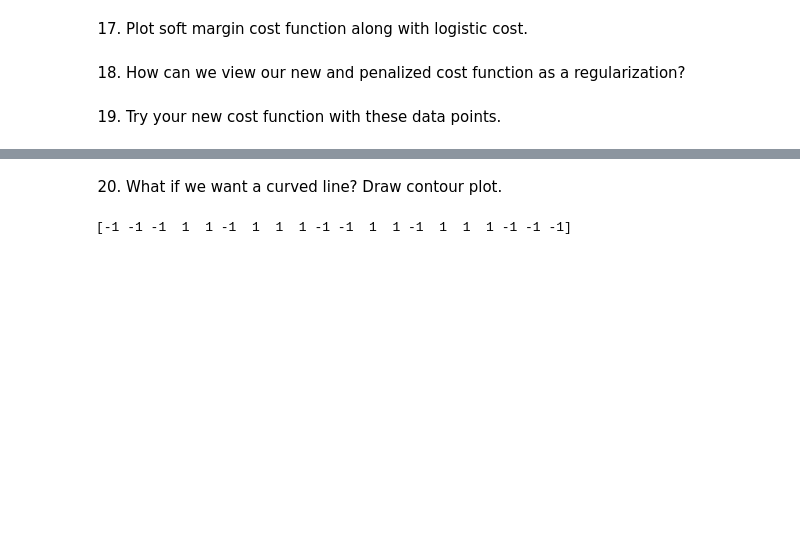
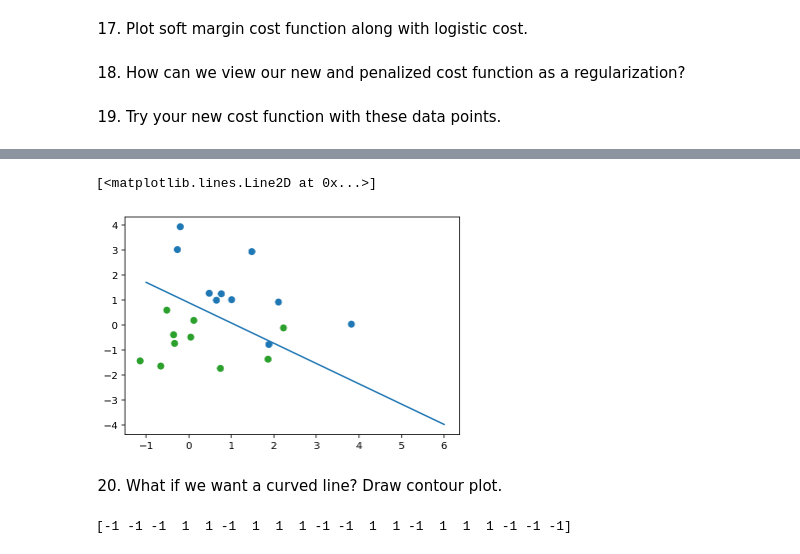
Before and after one commit to muic-pattern-rekt-2018/Exercise9, a Jupyter notebook: Support Vector Machine.ipynb, the cells around one changed output, grey strips where cells are left out. Drawn from its saved outputs; the diff is of its cells as text; code cells hidden in the pictures; blank space fills up the shorter version.

```diff
--- a/Support Vector Machine.ipynb
+++ b/Support Vector Machine.ipynb
@@ -121,3 +171,30 @@ classes = np.array([1]*10+[-1]*10)
+# %%
+lmb = 100
+def cost(v):
+    b = v[0]
+    w = v[1:]
+    l2 = np.linalg.norm(w)**2
+    zi = 1-classes*(data@w + b)
+    slacks = np.sum(np.maximum(0, zi))
+    return 0.5*l2 + lmb*slacks
+
+res =minimize(cost, [0,0,0])
+# %%
+b = res.x[0]
+w = res.x[1:]
+
+m = -w[0]/w[1]
+c = -b/w[1]
+
+xs , ys = data.T
+plt.scatter(xs, ys, color=[f'C{x+1}' for x in classes])
+
+xs = np.linspace(-1,6,100)
+ys = m*xs + c
+plt.plot(xs, ys)
+# %% [output]
+[<matplotlib.lines.Line2D at 0x...>]
+[figure, added]
 # %% [markdown]
 20) What if we want a curved line? Draw contour plot.
 # %%
```
Also changed, not shown: parts of 6 cells of this notebook.
